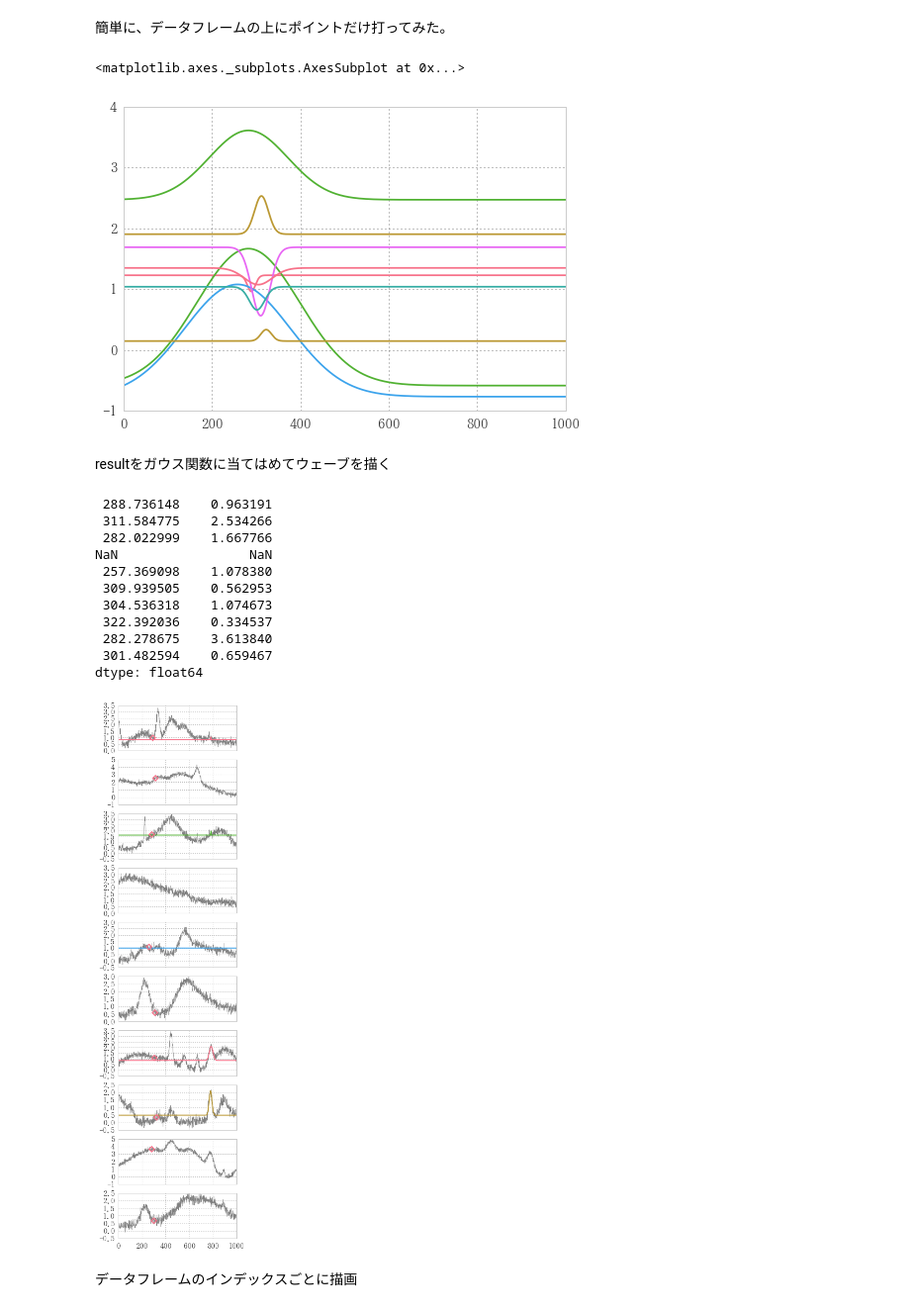
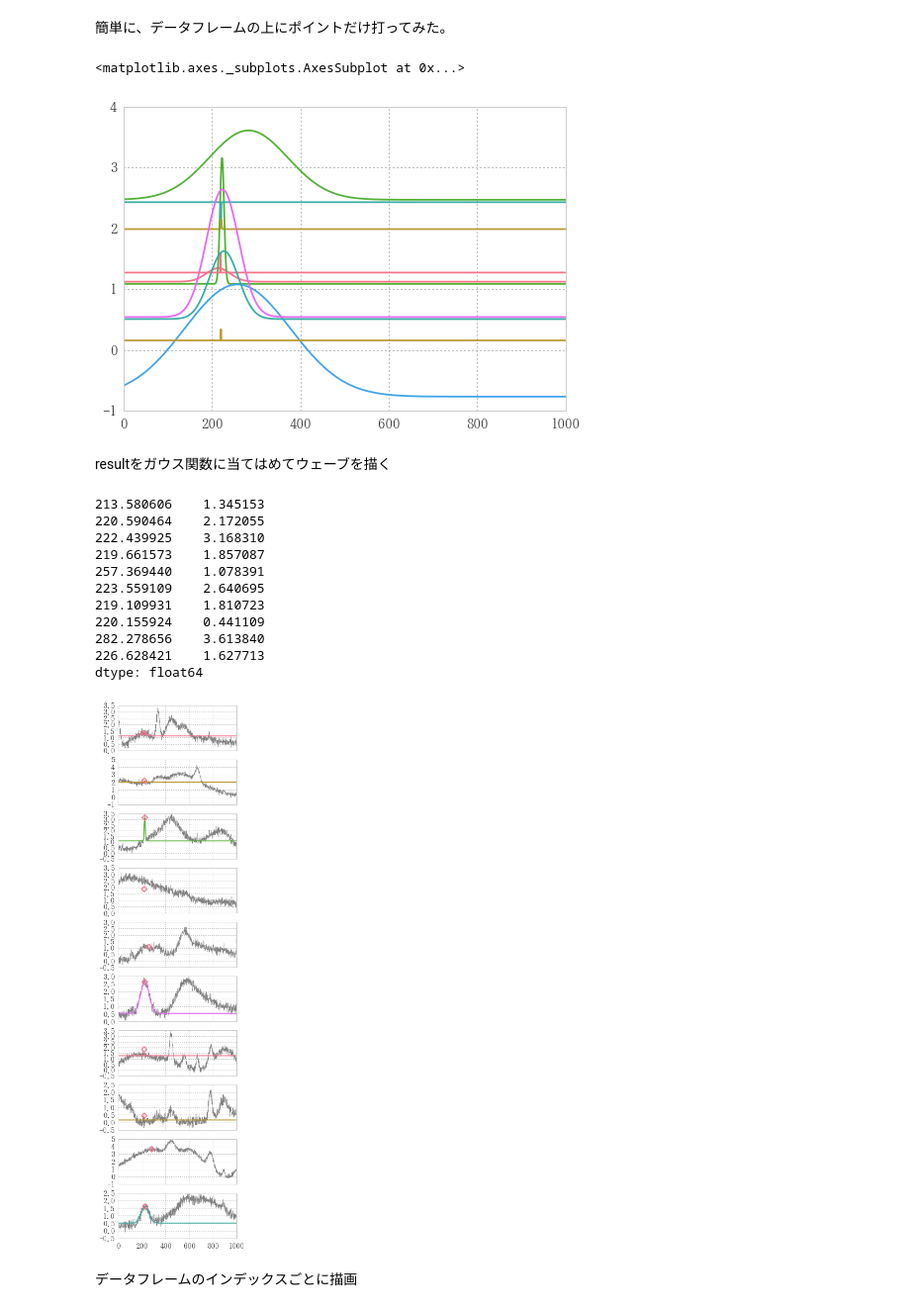
Before and after one commit to u1and0/SAtraceFit, a Jupyter notebook: fit_lab/fit_lab.ipynb, the cells around one changed output. Shown at 99% size. Cells and saved outputs as stored; diff of their text form; code cells hidden in the pictures.

Commit message:
regauss? defit??

```diff
--- a/fit_lab/fit_lab.ipynb
+++ b/fit_lab/fit_lab.ipynb
@@ -664,7 +664,7 @@ def fit_df(df, center, span, param):
     result = np.array([i[0] for i in fita])  # タプルの第一要素だけを取り出しarray化
     return result
 # %%
-mu = 780
+mu = 220
 result = fit_df(df, center=mu, span=200, param=(df[mu].max(), mu, 1))
 result
 # %% [output]
@@ -706,0 +693,4 @@ dtype: float64
+# %%
+plt_pnt = np.apply_along_axis(defit, 1, result)  # ポイントのプロットに必要な部分抜き出し
+plt_pnt_se = pd.Series(plt_pnt.T[1], index=plt_pnt.T[0])  # fitting結果をseries化
+plt_pnt_se
@@ -788,36 +794,38 @@ regauss = np.apply_along_axis(lambda x: gauss(df.columns, *x), 1, result)
 pd.DataFrame(regauss).T.plot(legend=False)
 # %% [output]
 <matplotlib.axes._subplots.AxesSubplot at 0x...>
-[figure, old version]
+[figure, new version]
 # %% [markdown]
 resultをガウス関数に当てはめてウェーブを描く
 # %%
 plt_pnt_se
 # %% [output]
- 288.736148    0.963191
- 311.584775    2.534266
- 282.022999    1.667766
-NaN                 NaN
- 257.369098    1.078380
- 309.939505    0.562953
- 304.536318    1.074673
- 322.392036    0.334537
- 282.278675    3.613840
- 301.482594    0.659467
+213.580606    1.345153
+220.590464    2.172055
+222.439925    3.168310
+219.661573    1.857087
+257.369440    1.078391
+223.559109    2.640695
+219.109931    1.810723
+220.155924    0.441109
+282.278656    3.613840
+226.628421    1.627713
 dtype: float64
 # %%
-def regauss(df, fitresult, axis=1):
-    return np.apply_along_axis(lambda x: gauss(df.columns, *x), axis, fitresult)
+def regauss(x, fitresult, axis=1):
+    """フィッティング結果のarrayをガウシアンに適用して、
+    ガウシアンの入ったarrayを返す"""
+    return np.apply_along_axis(lambda row: gauss(x, *row), axis, fitresult)
 # %%
 fig, ax = plt.subplots(10, sharex=True, figsize=(4,18))
 df.T.plot(color='gray', lw=.5, legend=False, subplots=True, ax=ax)
-regaussdf = regauss(df, result)
+regaussdf = regauss(df.columns, result)
 pd.DataFrame(regaussdf).T.plot(legend=False, subplots=True, ax=ax)
 for nu in range(len(plt_pnt_se)):
     x,y=plt_pnt_se.index[nu], plt_pnt_se.iloc[nu]
     ax[nu].plot(x, y, 'D', mew=2, fillstyle='none')
 # %% [output]
-[figure, old version]
+[figure, new version]
 # %% [markdown]
 データフレームのインデックスごとに描画
 # %%
```
Also changed, not shown: parts of 22 cells of this notebook, 12 other files.
